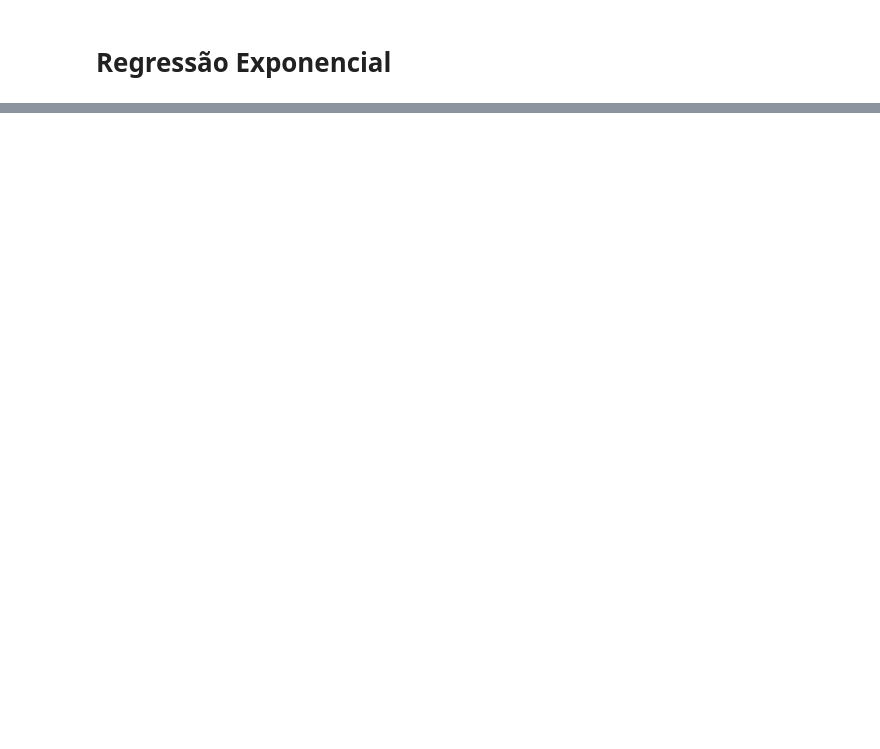
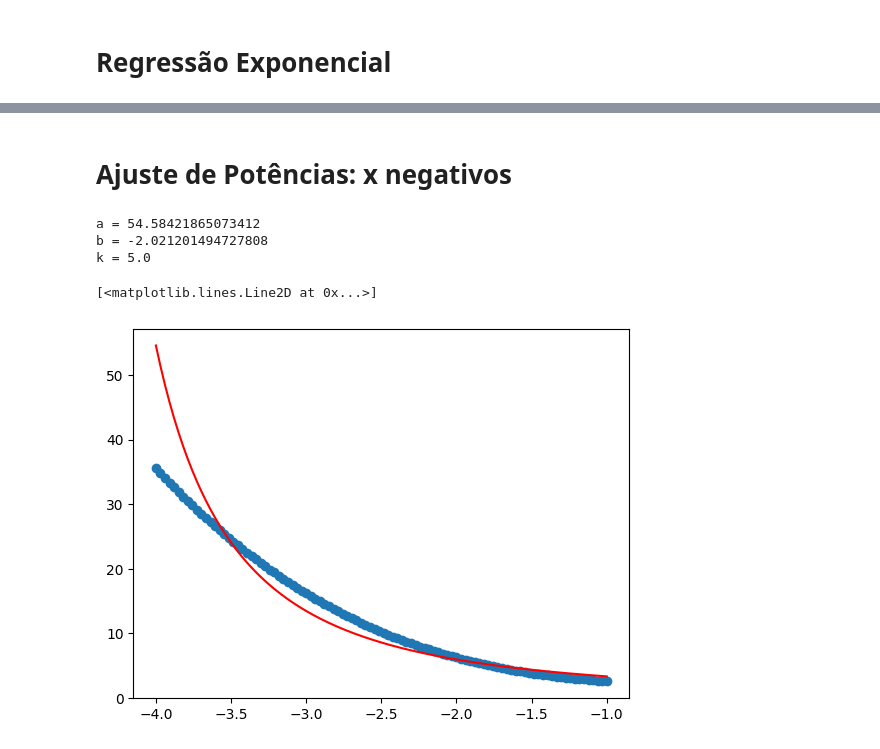
Before and after one commit to sidfc/2023_1_CCI_ANN, a Jupyter notebook: ajuste/best_poly.ipynb, the cells around one changed output, grey strips where cells are left out. Saved outputs shown, nothing was run; the diff lists cells and outputs as text; code cells hidden in the pictures; blank space fills up the shorter version.

```diff
--- a/ajuste/best_poly.ipynb
+++ b/ajuste/best_poly.ipynb
@@ -87,0 +197,37 @@ plt.plot(t, et, color="red")
+# %% [markdown]
+# Ajuste de Potências: x negativos
+# %%
+def model_pow(x):
+    a = -0.52342
+    b = 3
+    low, high = 2, 2.1
+    erro = low + (high - low) * np.random.random()
+    return a * x ** b + erro
+
+x = np.linspace(-4, -1, 100)
+y = [model_pow(xi) for xi in x]
+
+# plotando pontos
+plt.scatter(x, y)
+
+# translação para a direita
+k = abs(min(x)) + 1
+x_right = [xi + k for xi in x]
+
+# encontrar a melhor função potência
+a, b = best_pow(x_right, y)
+print(f"{a = }\n{b = }\n{k = }")
+
+def p(x):
+    return a * (x + k) ** b
+
+# plotar a função potência
+t = np.linspace(min(x), max(x), 200)
+pt = p(t)
+plt.plot(t, pt, color="red")
+# %% [output]
+a = 54.58421865073412
+b = -2.021201494727808
+k = 5.0
+[<matplotlib.lines.Line2D at 0x...>]
+[figure, added]
```
Also changed, not shown: parts of 16 cells of this notebook, 6 other files.
